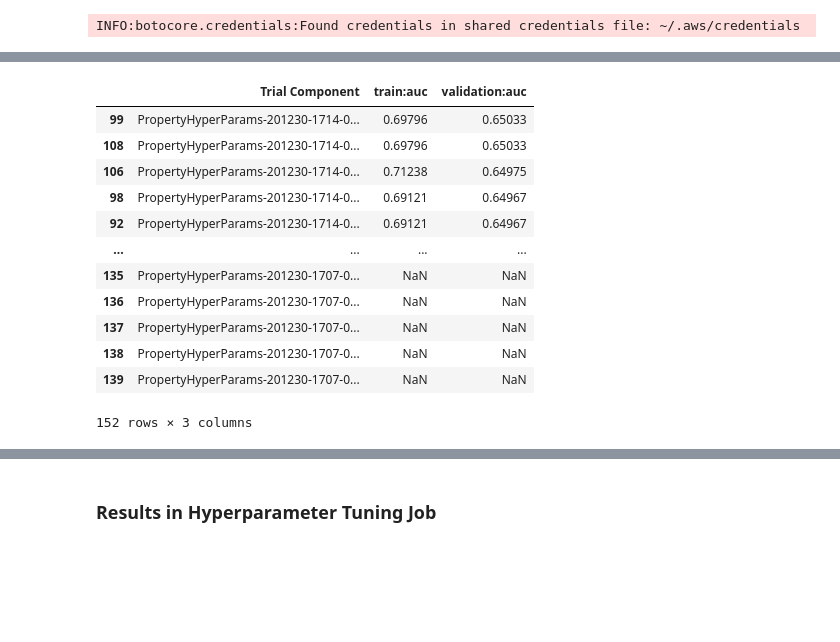
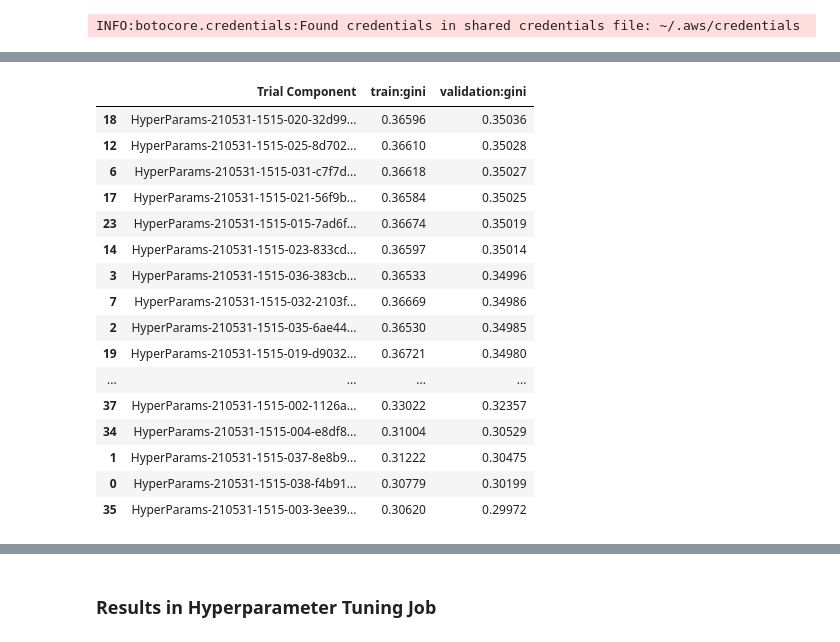
Before and after one commit to KaterynaD/AWS-Sage-Maker-Machine-Learning-Experiments-Automation, a Jupyter notebook: Code/09.AWS Hyperparameter Tuning job for XGBoost Classification.ipynb, the cells around one changed output, grey strips where cells are left out. Cells and saved outputs as stored; diff of their text form; code cells hidden in the pictures; blank space fills up the shorter version.

Commit message:
Add files via upload
Fixed Student t-test, added visualization and more info is saved in an experiment log file

```diff
--- a/Code/09.AWS Hyperparameter Tuning job for XGBoost Classification.ipynb
+++ b/Code/09.AWS Hyperparameter Tuning job for XGBoost Classification.ipynb
@@ -468,21 +484,26 @@ eu.SaveToExperimentLog(Experiments_file, '%s ModelParams'%Experiment_name, Model
 # %%
-ModelsResults = trial_ds[['DisplayName','train:auc - Last','validation:auc - Last']].sort_values('validation:auc - Last', ascending=False)
-ModelsResults.columns=['Trial Component','train:auc','validation:auc']
+ModelsResults = trial_ds[['DisplayName','train-gini - Last','test-gini - Last']].sort_values('test-gini - Last', ascending=False)
+ModelsResults.columns=['Trial Component','train:gini','validation:gini']
+#ModelsResults.dropna(inplace=True)
 ModelsResults
 # %% [output]
-|  | Trial Component | train:auc | validation:auc |
-| 99 | PropertyHyperParams-201230-1714-0... | 0.69796 | 0.65033 |
-| 108 | PropertyHyperParams-201230-1714-0... | 0.69796 | 0.65033 |
-| 106 | PropertyHyperParams-201230-1714-0... | 0.71238 | 0.64975 |
-| 98 | PropertyHyperParams-201230-1714-0... | 0.69121 | 0.64967 |
-| 92 | PropertyHyperParams-201230-1714-0... | 0.69121 | 0.64967 |
+|  | Trial Component | train:gini | validation:gini |
+| 18 | HyperParams-210531-1515-020-32d99... | 0.36596 | 0.35036 |
+| 12 | HyperParams-210531-1515-025-8d702... | 0.36610 | 0.35028 |
+| 6 | HyperParams-210531-1515-031-c7f7d... | 0.36618 | 0.35027 |
+| 17 | HyperParams-210531-1515-021-56f9b... | 0.36584 | 0.35025 |
+| 23 | HyperParams-210531-1515-015-7ad6f... | 0.36674 | 0.35019 |
+| 14 | HyperParams-210531-1515-023-833cd... | 0.36597 | 0.35014 |
+| 3 | HyperParams-210531-1515-036-383cb... | 0.36533 | 0.34996 |
+| 7 | HyperParams-210531-1515-032-2103f... | 0.36669 | 0.34986 |
+| 2 | HyperParams-210531-1515-035-6ae44... | 0.36530 | 0.34985 |
+| 19 | HyperParams-210531-1515-019-d9032... | 0.36721 | 0.34980 |
 | ... | ... | ... | ... |
-| 135 | PropertyHyperParams-201230-1707-0... | NaN | NaN |
-| 136 | PropertyHyperParams-201230-1707-0... | NaN | NaN |
-| 137 | PropertyHyperParams-201230-1707-0... | NaN | NaN |
-| 138 | PropertyHyperParams-201230-1707-0... | NaN | NaN |
-| 139 | PropertyHyperParams-201230-1707-0... | NaN | NaN |
+| 37 | HyperParams-210531-1515-002-1126a... | 0.33022 | 0.32357 |
+| 34 | HyperParams-210531-1515-004-e8df8... | 0.31004 | 0.30529 |
+| 1 | HyperParams-210531-1515-037-8e8b9... | 0.31222 | 0.30475 |
+| 0 | HyperParams-210531-1515-038-f4b91... | 0.30779 | 0.30199 |
+| 35 | HyperParams-210531-1515-003-3ee39... | 0.30620 | 0.29972 |
-152 rows × 3 columns
 # %%
 #Saving into the Experiment log file models results
 eu.SaveToExperimentLog(Experiments_file, '%s ModelResults'%Experiment_name, ModelsResults)
```
Also changed, not shown: parts of 23 cells of this notebook, 1 other file.
